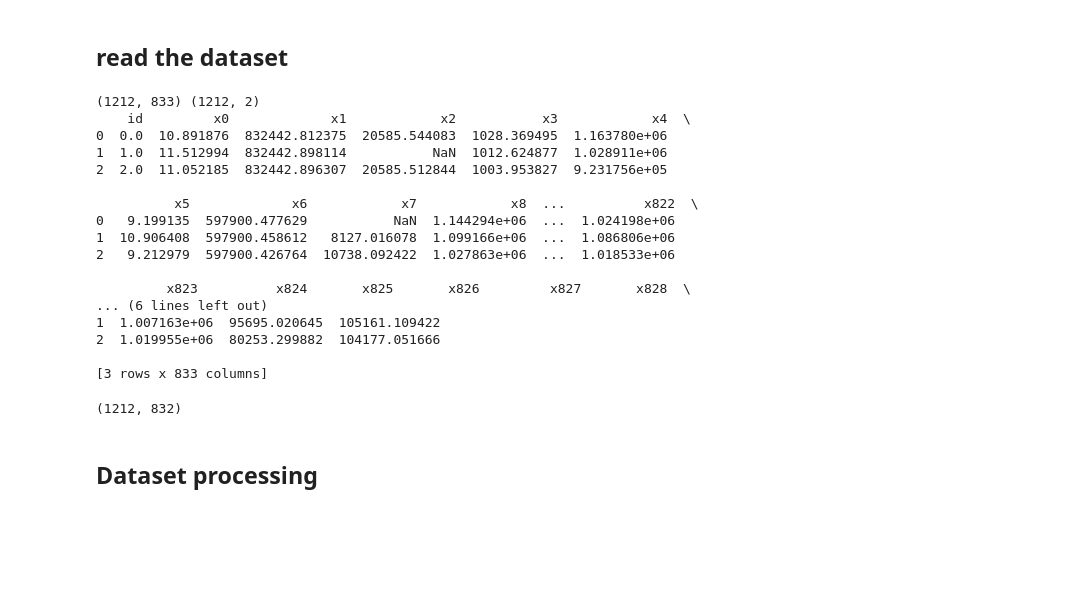
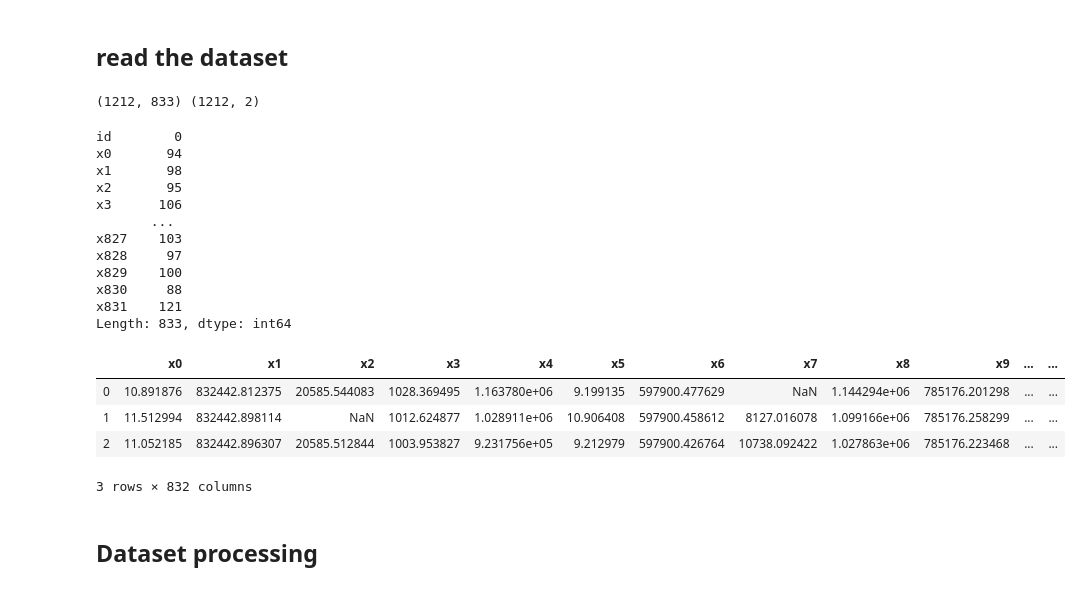
Before and after one commit to sally-xu-42/Three_pigeons, a Jupyter notebook: task1_sklearn.ipynb, the cells around one changed output. Cells and saved outputs as stored; diff of their text form; code cells hidden in the pictures; blank space fills up the shorter version.

```diff
--- a/task1_sklearn.ipynb
+++ b/task1_sklearn.ipynb
@@ -19,35 +12,37 @@ from sklearn.linear_model import LinearRegression
 X_set = pd.read_csv('X_train.csv') #remove the headline automatically
 Y_set = pd.read_csv('Y_train.csv')
 print(X_set.shape, Y_set.shape)
-print(X_set.head(3)) #to check whether data read correctlly, return the first 3 rows of datasets
+X_set.head(3) #to check whether data read correctlly, return the first 3 rows of datasets
+X_set.isnull().sum(0)
 # %% [output]
 (1212, 833) (1212, 2)
-    id         x0             x1            x2           x3            x4  \
-0  0.0  10.891876  832442.812375  20585.544083  1028.369495  1.163780e+06
-1  1.0  11.512994  832442.898114           NaN  1012.624877  1.028911e+06
-2  2.0  11.052185  832442.896307  20585.512844  1003.953827  9.231756e+05
-
-          x5             x6            x7            x8  ...          x822  \
-0   9.199135  597900.477629           NaN  1.144294e+06  ...  1.024198e+06
-1  10.906408  597900.458612   8127.016078  1.099166e+06  ...  1.086806e+06
-2   9.212979  597900.426764  10738.092422  1.027863e+06  ...  1.018533e+06
-
-         x823          x824       x825       x826         x827       x828  \
-... (6 lines left out)
-1  1.007163e+06  95695.020645  105161.109422
-2  1.019955e+06  80253.299882  104177.051666
-
-[3 rows x 833 columns]
+id        0
+x0       94
+x1       98
+x2       95
+x3      106
+       ...
+x827    103
+x828     97
+x829    100
+x830     88
+x831    121
+Length: 833, dtype: int64
 # %%
 # print(X_set.describe()) #show some statistics of dataset
 # %%
 # separate the other attributes from the predicting attribute
 X_set = X_set.drop(['id'], axis=1) #remove the id column
 Y_set = Y_set['y'] #remove the id column
 
 X_set.shape
+X_set.head(3)
 # %% [output]
+|  | x0 | x1 | x2 | x3 | x4 | x5 | x6 | x7 | x8 | x9 | ... | ... |
+| 0 | 10.891876 | 832442.812375 | 20585.544083 | 1028.369495 | 1.163780e+06 | 9.199135 | 597900.477629 | NaN | 1.144294e+06 | 785176.201298 | ... | ... |
+| 1 | 11.512994 | 832442.898114 | NaN | 1012.624877 | 1.028911e+06 | 10.906408 | 597900.458612 | 8127.016078 | 1.099166e+06 | 785176.258299 | ... | ... |
+| 2 | 11.052185 | 832442.896307 | 20585.512844 | 1003.953827 | 9.231756e+05 | 9.212979 | 597900.426764 | 10738.092422 | 1.027863e+06 | 785176.223468 | ... | ... |
-(1212, 832)
+3 rows × 832 columns
 # %% [markdown]
 ## Dataset processing
 # %%
```
Also changed, not shown: parts of 6 cells of this notebook.
